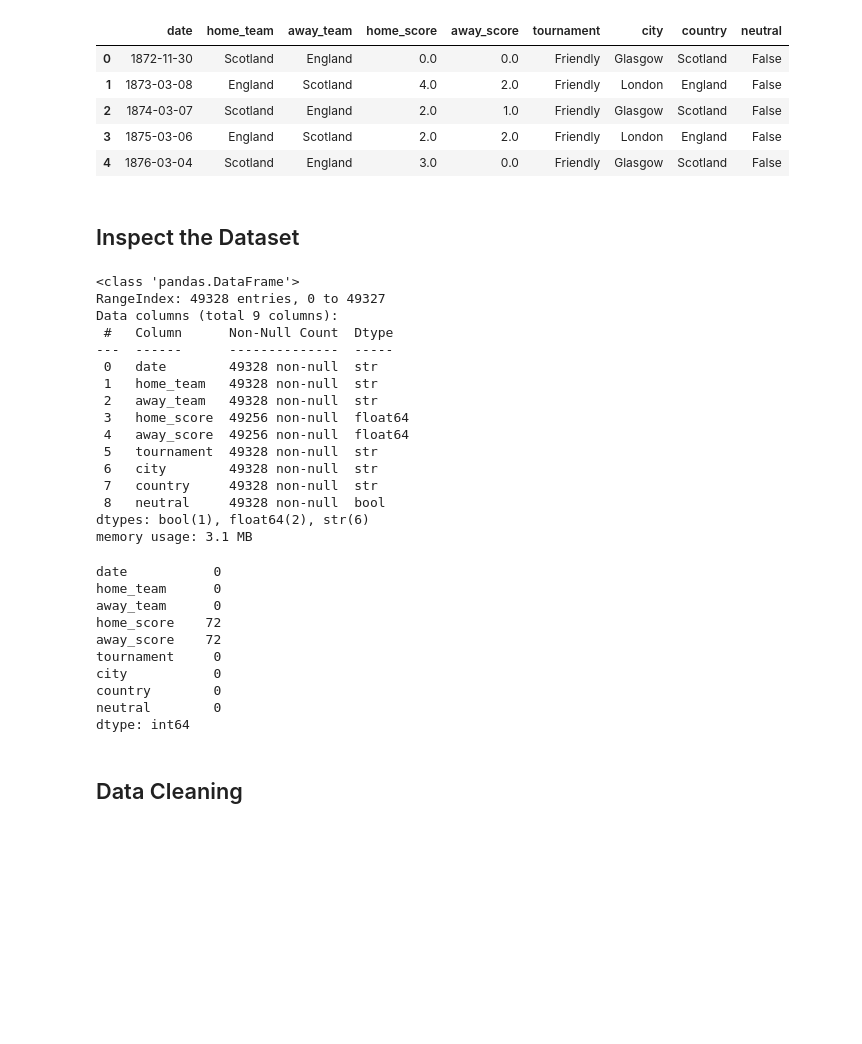
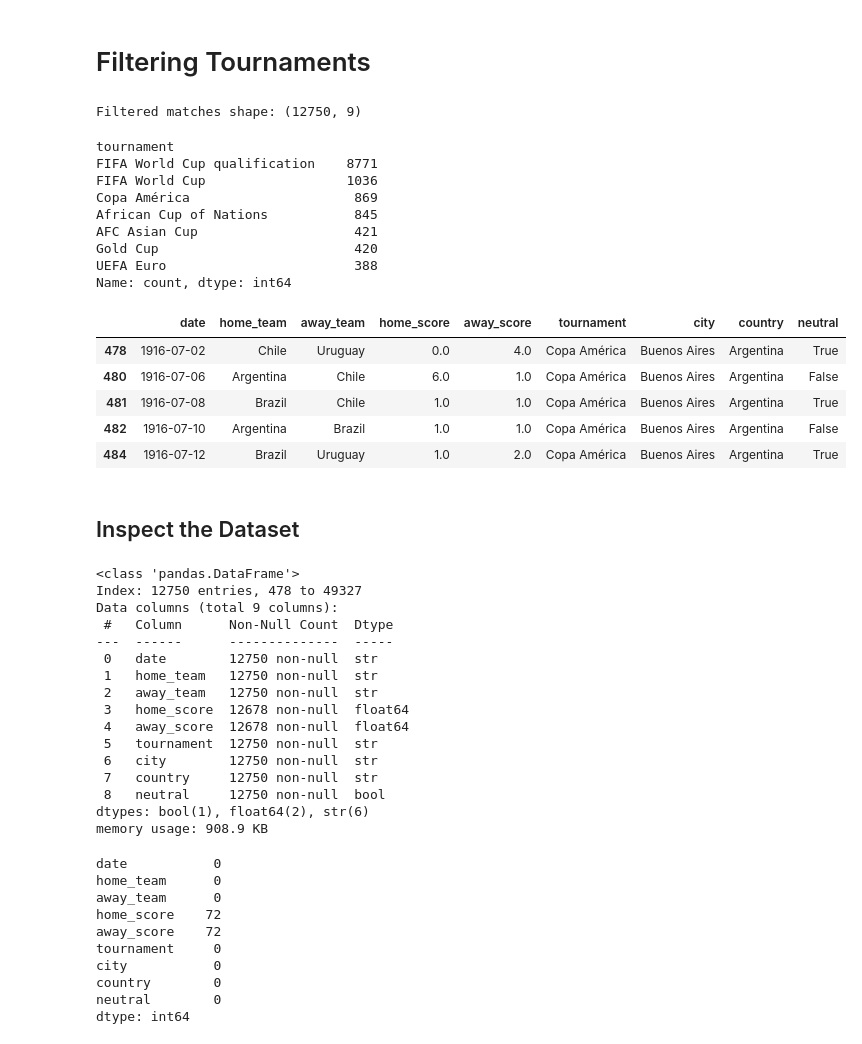
Before and after one commit to LooCodes/DS-UA-100-Final-Project, a Jupyter notebook: notebooks/01_data_cleaning.ipynb, the cells around one changed output. Drawn from its saved outputs; the diff is of its cells as text; code cells hidden in the pictures; blank space fills up the shorter version.

Commit message:
Cleaned data and feature engineered

```diff
--- a/notebooks/01_data_cleaning.ipynb
+++ b/notebooks/01_data_cleaning.ipynb
@@ -2,0 +8,9 @@ import pandas as pd
+# %%
+raw_results = pd.read_csv("../data/raw/results.csv")
+raw_ranks = pd.read_csv("../data/raw/ranks.csv")
+
+print("Results shape:", raw_results.shape)
+print("Ranks shape:", raw_ranks.shape)
+
+display(raw_results.head())
+display(raw_ranks.head())
@@ -3,36 +32,61 @@ import pandas as pd
+# %% [markdown]
+# Filtering Tournaments
 # %%
-df = pd.read_csv("../data/raw/results.csv")
-df.head()
+TOURNAMENTS = [
+    "FIFA World Cup",
+    "FIFA World Cup qualification",
+    "UEFA Euro",
+    "Copa América",
+    "African Cup of Nations",
+    "AFC Asian Cup",
+    "Gold Cup"
+]
+
+matches = raw_results[raw_results["tournament"].isin(TOURNAMENTS)].copy()
+
+print("Filtered matches shape:", matches.shape)
+display(matches["tournament"].value_counts())
+display(matches.head())
 # %% [output]
+Filtered matches shape: (12750, 9)
+tournament
+FIFA World Cup qualification    8771
+FIFA World Cup                  1036
+Copa América                     869
+African Cup of Nations           845
+AFC Asian Cup                    421
+Gold Cup                         420
+UEFA Euro                        388
+Name: count, dtype: int64
 |  | date | home_team | away_team | home_score | away_score | tournament | city | country | neutral |
-| 0 | 1872-11-30 | Scotland | England | 0.0 | 0.0 | Friendly | Glasgow | Scotland | False |
-| 1 | 1873-03-08 | England | Scotland | 4.0 | 2.0 | Friendly | London | England | False |
-| 2 | 1874-03-07 | Scotland | England | 2.0 | 1.0 | Friendly | Glasgow | Scotland | False |
-| 3 | 1875-03-06 | England | Scotland | 2.0 | 2.0 | Friendly | London | England | False |
-| 4 | 1876-03-04 | Scotland | England | 3.0 | 0.0 | Friendly | Glasgow | Scotland | False |
+| 478 | 1916-07-02 | Chile | Uruguay | 0.0 | 4.0 | Copa América | Buenos Aires | Argentina | True |
+| 480 | 1916-07-06 | Argentina | Chile | 6.0 | 1.0 | Copa América | Buenos Aires | Argentina | False |
+| 481 | 1916-07-08 | Brazil | Chile | 1.0 | 1.0 | Copa América | Buenos Aires | Argentina | True |
+| 482 | 1916-07-10 | Argentina | Brazil | 1.0 | 1.0 | Copa América | Buenos Aires | Argentina | False |
+| 484 | 1916-07-12 | Brazil | Uruguay | 1.0 | 2.0 | Copa América | Buenos Aires | Argentina | True |
 # %% [markdown]
 ## Inspect the Dataset
 # %%
-df.info()
-df.describe()
-df.isnull().sum()
+matches.info()
+matches.describe()
+matches.isnull().sum()
 # %% [output]
 <class 'pandas.DataFrame'>
-RangeIndex: 49328 entries, 0 to 49327
+Index: 12750 entries, 478 to 49327
 Data columns (total 9 columns):
  #   Column      Non-Null Count  Dtype
 ---  ------      --------------  -----
- 0   date        49328 non-null  str
- 1   home_team   49328 non-null  str
- 2   away_team   49328 non-null  str
- 3   home_score  49256 non-null  float64
- 4   away_score  49256 non-null  float64
- 5   tournament  49328 non-null  str
- 6   city        49328 non-null  str
- 7   country     49328 non-null  str
- 8   neutral     49328 non-null  bool
+ 0   date        12750 non-null  str
+ 1   home_team   12750 non-null  str
+ 2   away_team   12750 non-null  str
+ 3   home_score  12678 non-null  float64
+ 4   away_score  12678 non-null  float64
+ 5   tournament  12750 non-null  str
+ 6   city        12750 non-null  str
+ 7   country     12750 non-null  str
+ 8   neutral     12750 non-null  bool
 dtypes: bool(1), float64(2), str(6)
-memory usage: 3.1 MB
+memory usage: 908.9 KB
 date           0
 home_team      0
 away_team      0
@@ -43,5 +97,3 @@ city           0
 country        0
 neutral        0
 dtype: int64
-# %% [markdown]
-## Data Cleaning
```
Also changed, not shown: parts of 34 cells of this notebook, 4 other files.
